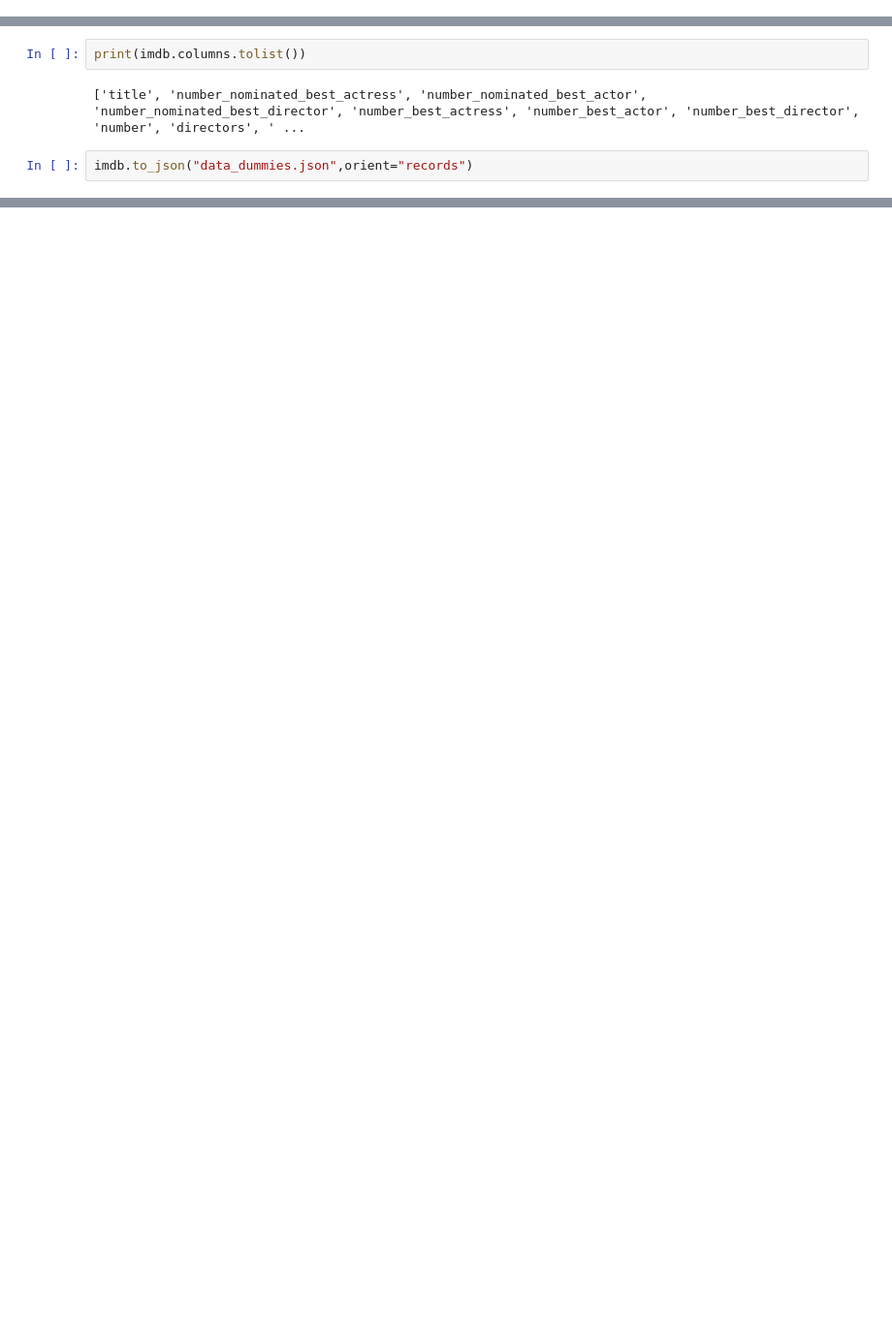
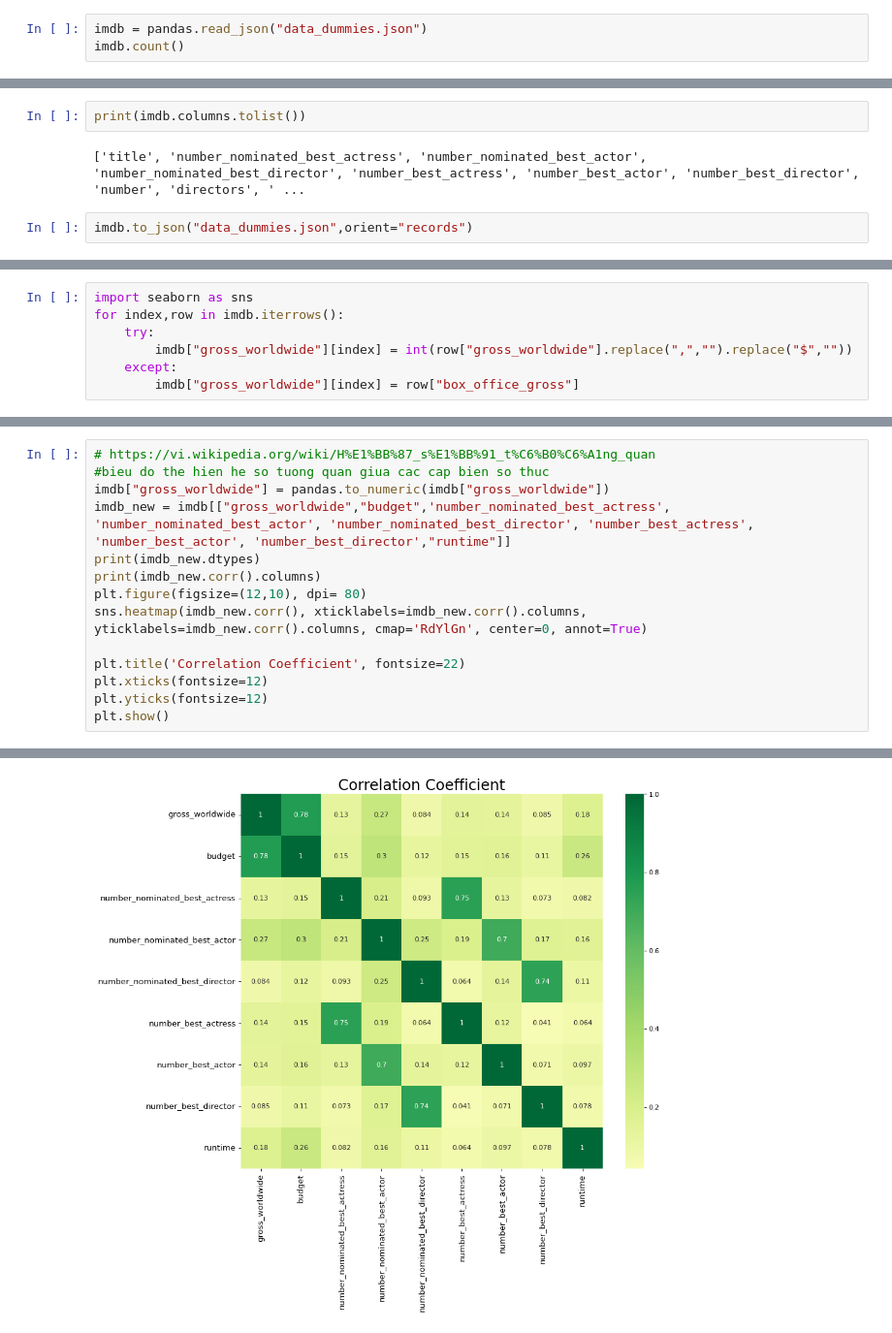
Before and after one commit to vutriancode/BI_project, a Jupyter notebook: predict_model/movie_prediction.ipynb, the cells around one changed output, grey strips where cells are left out. Shown at 97% size. Cells and saved outputs as stored; diff of their text form; blank space fills up the shorter version.

```diff
--- a/predict_model/movie_prediction.ipynb
+++ b/predict_model/movie_prediction.ipynb
@@ -204,0 +185,3 @@ dtype: int64
+# %%
+imdb = pandas.read_json("data_dummies.json")
+imdb.count()
@@ -265,0 +497,7 @@ imdb.to_json("data_dummies.json",orient="records")
+# %%
+import seaborn as sns
+for index,row in imdb.iterrows():
+    try:
+        imdb["gross_worldwide"][index] = int(row["gross_worldwide"].replace(",","").replace("$",""))
+    except:
+        imdb["gross_worldwide"][index] = row["box_office_gross"]
@@ -265,0 +513,15 @@ imdb.to_json("data_dummies.json",orient="records")
+# %%
+# https://vi.wikipedia.org/wiki/H%E1%BB%87_s%E1%BB%91_t%C6%B0%C6%A1ng_quan
+#bieu do the hien he so tuong quan giua cac cap bien so thuc
+imdb["gross_worldwide"] = pandas.to_numeric(imdb["gross_worldwide"])
+imdb_new = imdb[["gross_worldwide","budget",'number_nominated_best_actress', 'number_nominated_best_actor', 'number_nominated_best_director', 'number_best_actress', 'number_best_actor', 'number_best_director',"runtime"]]
+print(imdb_new.dtypes)
+print(imdb_new.corr().columns)
+plt.figure(figsize=(12,10), dpi= 80)
+sns.heatmap(imdb_new.corr(), xticklabels=imdb_new.corr().columns, yticklabels=imdb_new.corr().columns, cmap='RdYlGn', center=0, annot=True)
+
+plt.title('Correlation Coefficient', fontsize=22)
+plt.xticks(fontsize=12)
+plt.yticks(fontsize=12)
+plt.show()
+# %% [output]
@@ -265,0 +543 @@ imdb.to_json("data_dummies.json",orient="records")
+[figure, added]
```
Also changed, not shown: parts of 62 cells of this notebook, 23 other files.
